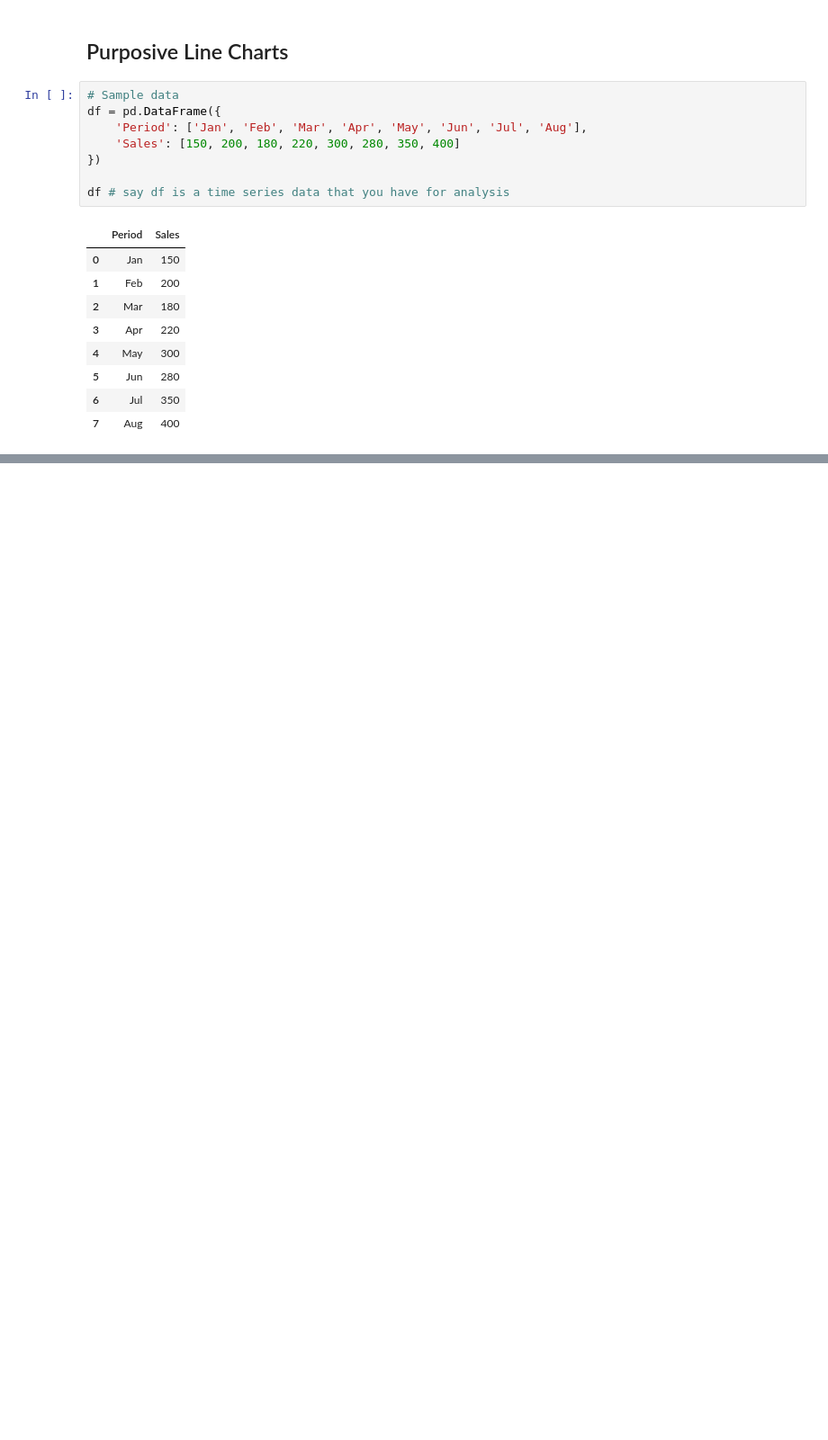
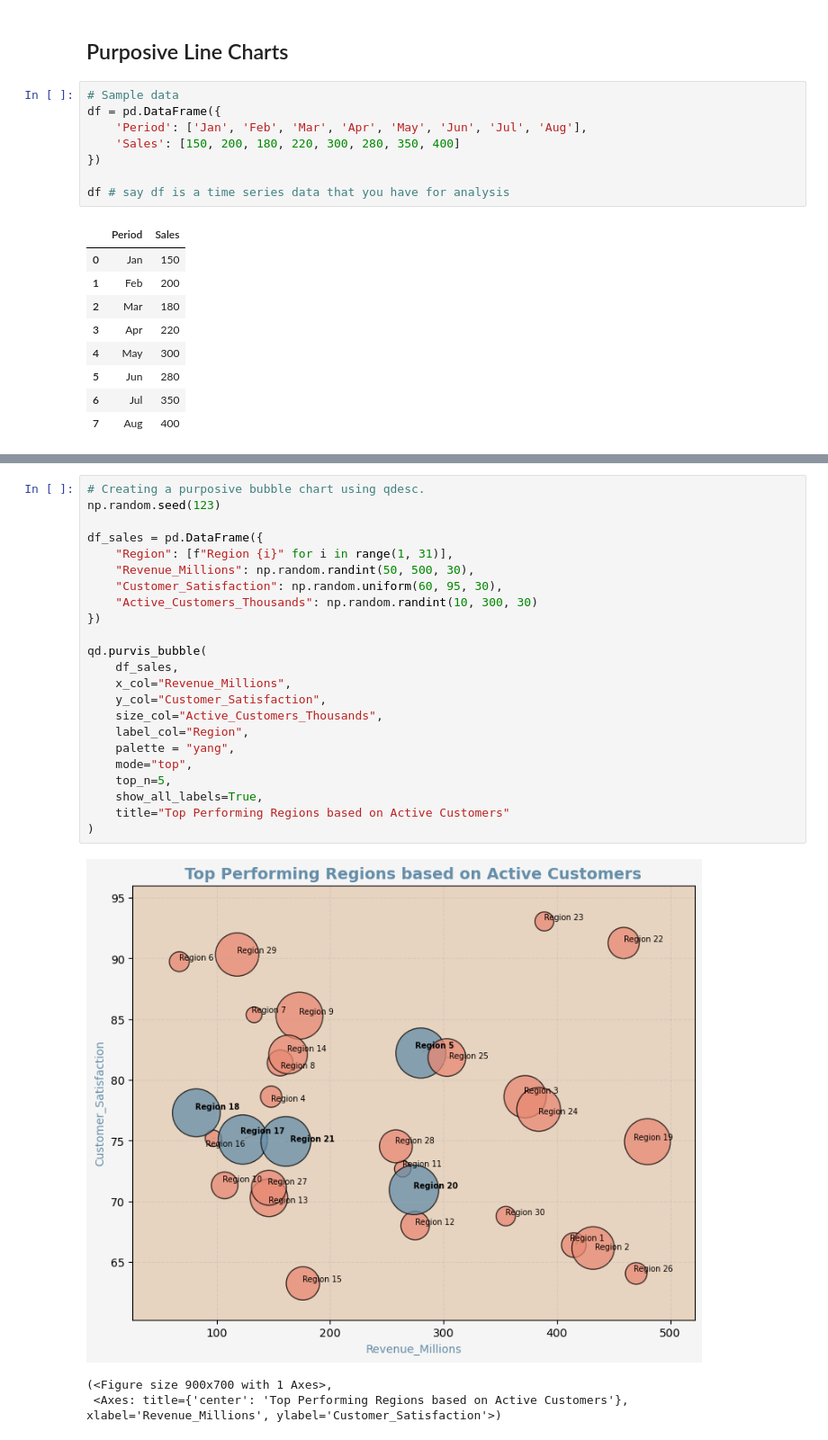
Before and after one commit to Dcroix/qdesc, a Jupyter notebook: Qdesc Demo Notebook Three.ipynb, the cells around one changed output, grey strips where cells are left out. Shown at 90% size. Drawn from its saved outputs; the diff is of its cells as text; blank space fills up the shorter version.

```diff
--- a/Qdesc Demo Notebook Three.ipynb
+++ b/Qdesc Demo Notebook Three.ipynb
@@ -106,0 +128,27 @@ qd.purvis_line(
+# %%
+# Creating a purposive bubble chart using qdesc.
+np.random.seed(123)
+
+df_sales = pd.DataFrame({
+    "Region": [f"Region {i}" for i in range(1, 31)],
+    "Revenue_Millions": np.random.randint(50, 500, 30),
+    "Customer_Satisfaction": np.random.uniform(60, 95, 30),
+    "Active_Customers_Thousands": np.random.randint(10, 300, 30)
+})
+
+qd.purvis_bubble(
+    df_sales,
+    x_col="Revenue_Millions",
+    y_col="Customer_Satisfaction",
+    size_col="Active_Customers_Thousands",
+    label_col="Region",
+    palette = "yang",
+    mode="top",
+    top_n=5,
+    show_all_labels=True,
+    title="Top Performing Regions based on Active Customers"
+)
+# %% [output]
+[figure, added]
+(<Figure size 900x700 with 1 Axes>,
+ <Axes: title={'center': 'Top Performing Regions based on Active Customers'}, xlabel='Revenue_Millions', ylabel='Customer_Satisfaction'>)
```
Also changed, not shown: parts of 6 cells of this notebook.
